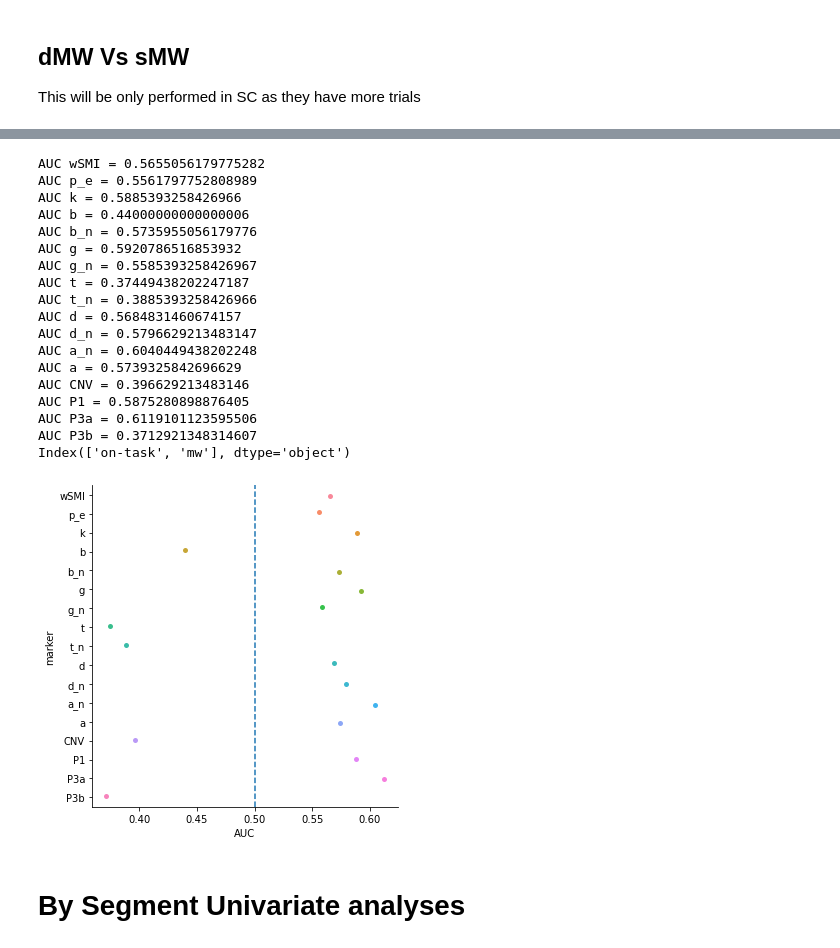
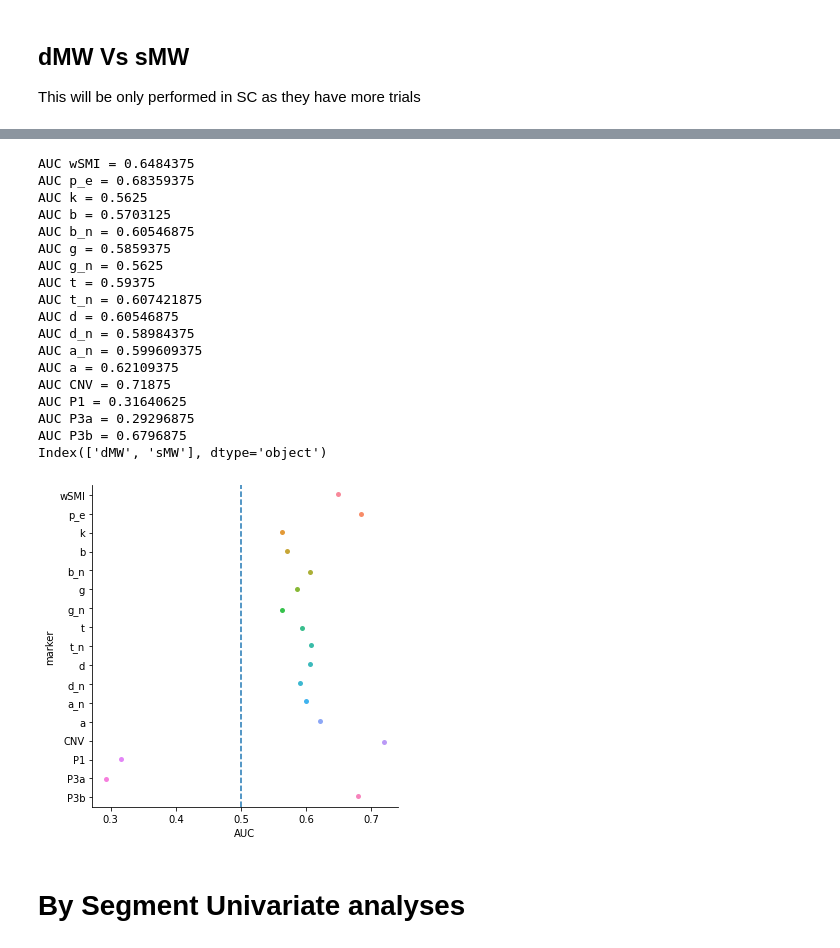
Before and after one commit to Nicobruno92/mw_markers_project, a Jupyter notebook: univariate_analysis.ipynb, the cells around one changed output, grey strips where cells are left out. Drawn from its saved outputs; the diff is of its cells as text; code cells hidden in the pictures.

```diff
--- a/univariate_analysis.ipynb
+++ b/univariate_analysis.ipynb
@@ -61,22 +63,31 @@ df_mind = (
     .groupby(['mind2', 'participant']).filter(lambda x: len(x) > 7) #min nbr of trials
 )
 
-agg_dict = {k:'mean' for k in markers }
+agg_dict = {k:['mean', 'std'] for k in markers }
 agg_dict.update({k:'first' for k in df_mind.drop(markers, axis=1).columns})
 
 df_mind = (df_mind
     .groupby(['mind2', 'participant'], as_index = False).agg(agg_dict)
 #     .query("mind != 'sMW'") #if you want to test against just one of the mw
 )
+
+df_mind.columns = df_mind.columns.map("_".join)
+df_mind  = df_mind.rename(columns = {'participant_first':'participant', 'probe_first':'probe', 'mind_first':'mind', 'segment_first':'segment', 'mind2_first':'mind2'})
 df_mind = balance_sample(df_mind, 'participant', 'mind2', levels = 2).drop(['participant', 'probe', 'mind', 'segment'], axis = 1) # drop mind or mind2 also
 # %%
 AUC = []
-for i in markers:
+significants = []
+
+for i in df_mind.drop('mind2', axis = 1).columns:
     ot = df_mind.query("mind2 == 'on-task'")[i]
     mw = df_mind.query("mind2 == 'mw'")[i]
     auc = roc_auc_score(df_mind['mind2'], df_mind[i])
     print(f'AUC {i} = {auc}', f'{wilcoxon(x = ot, y = mw)}')
     AUC.append([i, auc])
+    if mannwhitneyu(x = ot, y = mw).pvalue < 0.05:
+        significants.append(i)
+
+print(f'List of significant markers: {significants}')
 
 subject_mind_roc = pd.DataFrame(AUC, columns = ['marker', 'AUC'])
 
@@ -105,6 +116,6 @@ AUC P3b = 0.5680473372781065 WilcoxonResult(statistic=38.0, pvalue=0.63549804687
 # %%
 AUC = []
-for i in markers:
+for i in df_mind.drop('mind2', axis = 1).columns:
     y, label = pd.factorize(df_mind['mind2'])
     X = df_mind[i].astype('float32').values.reshape(-1,1)
     svc = SVC(probability=True)
@@ -160,13 +170,19 @@ df_mw = (df_mw
 df_mw = balance_sample(df_mw, 'participant', 'mind', levels = 2).drop(['participant', 'probe','segment'], axis = 1)
 # %%
 AUC = []
-for i in markers:
+significants = []
+for i in df_mw.drop('mind', axis = 1).columns:
     smw = df_mw.query("mind == 'sMW'")[i]
     dmw = df_mw.query("mind == 'dMW'")[i]
     auc = roc_auc_score(df_mw['mind'], df_mw[i])
     print(f'AUC {i} = {auc}', f'{wilcoxon(x = smw, y = dmw)}')
     AUC.append([i, auc])
+    if mannwhitneyu(x = smw, y = dmw).pvalue < 0.05:
+        significants.append(i)
 subject_mw_roc = pd.DataFrame(AUC, columns = ['marker', 'AUC'])
+
+print(f'List of significant markers: {significants}')
+
 
 sns.catplot(x = 'AUC', y = 'marker', data = subject_mw_roc, orient = 'h')
 plt.axvline(x = 0.5, linestyle = 'dashed')
@@ -193,41 +210,41 @@ AUC P3b = 0.5493827160493827 WilcoxonResult(statistic=84.0, pvalue=0.96611785888
 # %%
 AUC = []
-for i in markers:
-    y, label = pd.factorize(df_mind['mind2'])
-    X = df_mind[i].astype('float32').values.reshape(-1,1)
+for i in df_mw.drop('mind', axis = 1).columns:
+    y, label = pd.factorize(df_mw['mind'])
+    X = df_mw[i].astype('float32').values.reshape(-1,1)
     svc = SVC(probability=True)
     svc.fit(X, y)
     y_proba = svc.predict_proba(X)
     auc = roc_auc_score(y, y_proba[:,0])
     print(f'AUC {i} = {auc}')
     AUC.append([i, auc])
 
 print(label)
 df_auc = pd.DataFrame(AUC, columns = ['marker', 'AUC'])
 
 sns.catplot(x = 'AUC', y = 'marker', data = df_auc, orient = 'h')
 plt.axvline(x = 0.5, linestyle = 'dashed')
 plt.show()
 # %% [output]
-AUC wSMI = 0.5655056179775282
-AUC p_e = 0.5561797752808989
-AUC k = 0.5885393258426966
-AUC b = 0.44000000000000006
-AUC b_n = 0.5735955056179776
-AUC g = 0.5920786516853932
-AUC g_n = 0.5585393258426967
-AUC t = 0.37449438202247187
-AUC t_n = 0.3885393258426966
-AUC d = 0.5684831460674157
-AUC d_n = 0.5796629213483147
-AUC a_n = 0.6040449438202248
-AUC a = 0.5739325842696629
-AUC CNV = 0.396629213483146
-AUC P1 = 0.5875280898876405
-AUC P3a = 0.6119101123595506
-AUC P3b = 0.3712921348314607
-Index(['on-task', 'mw'], dtype='object')
+AUC wSMI = 0.6484375
+AUC p_e = 0.68359375
+AUC k = 0.5625
+AUC b = 0.5703125
+AUC b_n = 0.60546875
+AUC g = 0.5859375
+AUC g_n = 0.5625
+AUC t = 0.59375
+AUC t_n = 0.607421875
+AUC d = 0.60546875
+AUC d_n = 0.58984375
+AUC a_n = 0.599609375
+AUC a = 0.62109375
+AUC CNV = 0.71875
+AUC P1 = 0.31640625
+AUC P3a = 0.29296875
+AUC P3b = 0.6796875
+Index(['dMW', 'sMW'], dtype='object')
-[figure, old version]
+[figure, new version]
 # %% [markdown]
 # By Segment Univariate analyses
 # %% [markdown]
```
Also changed, not shown: parts of 24 cells of this notebook, 5 other files.
